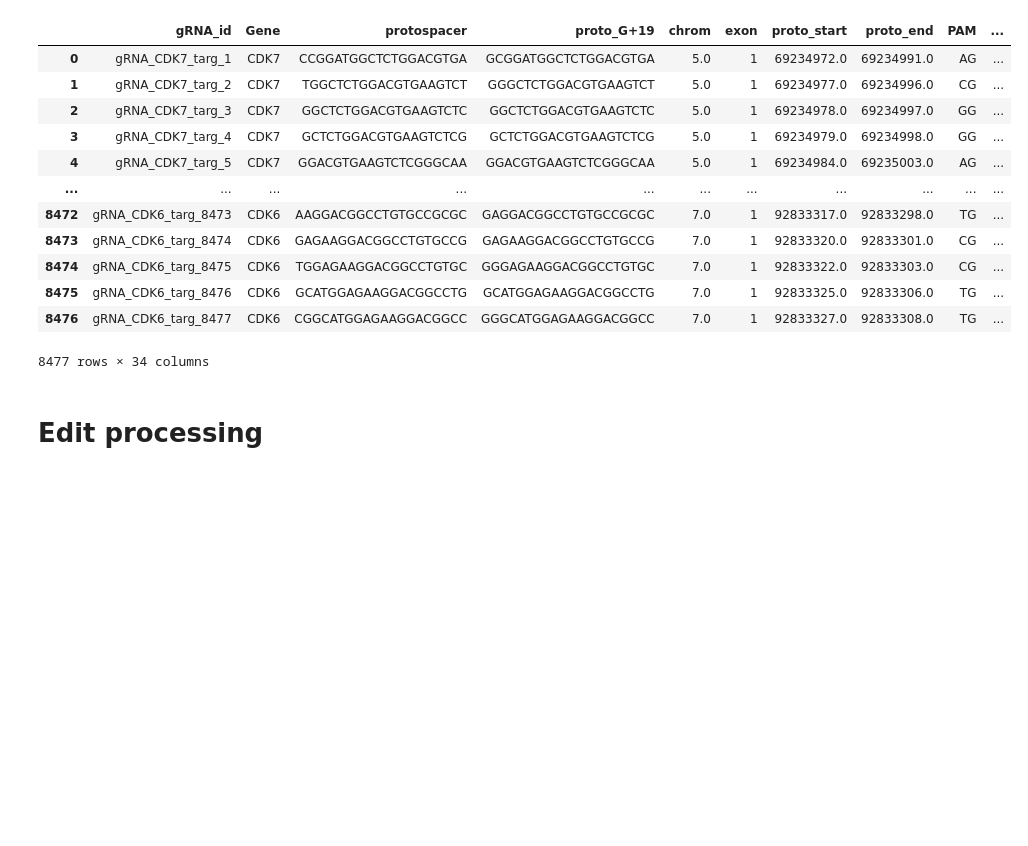
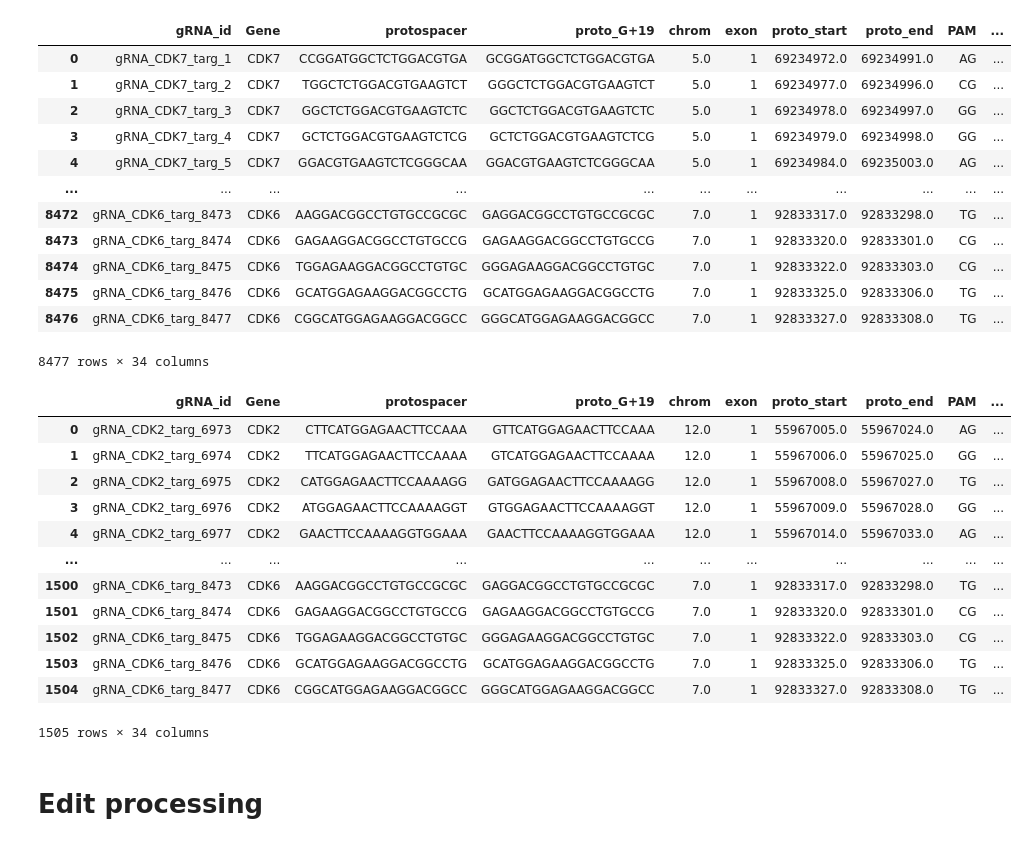
Before and after one commit to samgould2/CDK-BE-mutagenesis, a Jupyter notebook: notebooks/03_editing_analysis/sensor_HGVSp_pipeline.ipynb, the cells around one changed output. Cells and saved outputs as stored; diff of their text form; code cells hidden in the pictures; blank space fills up the shorter version.

```diff
--- a/notebooks/03_editing_analysis/sensor_HGVSp_pipeline.ipynb
+++ b/notebooks/03_editing_analysis/sensor_HGVSp_pipeline.ipynb
@@ -307,8 +307,8 @@ def simulate_mutations_minus(input_df, start_end_cds, strand, tx_idx, WT_transcr
 
     return input_df
 # %%
-cdks = pd.read_csv('cdks_info_updated.csv')
-lib = pd.read_csv('CDK_library_final.csv')
+cdks = pd.read_csv('../../source_data/01_library_generation_files/cdks_info_updated.csv')
+lib = pd.read_csv('../../source_data/02_library/CDK_library_final.csv')
 targ = lib[lib['classification']=='targeting']
 
 df_holder = []
@@ -384,5 +384,8 @@ master_df
 | 8476 | gRNA_CDK6_targ_8477 | CDK6 | CGGCATGGAGAAGGACGGCC | GGGCATGGAGAAGGACGGCC | 7.0 | 1 | 92833327.0 | 92833308.0 | TG | ... |
 8477 rows × 34 columns
 # %%
-bb = master_df[(master_df['Pool']=='F1-R1') & (master_df['classification']=='targeting')].reset_index(drop=True)
+pool1 = master_df[(master_df['Pool']=='F1-R1') & (master_df['classification']=='targeting')].reset_index(drop=True)
+pool2 = master_df[(master_df['Pool']=='F2-R2') & (master_df['classification']=='targeting')].reset_index(drop=True)
+pool3 = master_df[(master_df['Pool']=='F3-R3') & (master_df['classification']=='targeting')].reset_index(drop=True)
+
 #bb.to_csv('cluster_scripts/master_df_HGVSp_quant_pool1_v2.csv', index=False)
@@ -389,3 +395,19 @@ bb = master_df[(master_df['Pool']=='F1-R1') & (master_df['classification']=='tar
+# %%
+pool3
+# %% [output]
+|  | gRNA_id | Gene | protospacer | proto_G+19 | chrom | exon | proto_start | proto_end | PAM | ... |
+| 0 | gRNA_CDK2_targ_6973 | CDK2 | CTTCATGGAGAACTTCCAAA | GTTCATGGAGAACTTCCAAA | 12.0 | 1 | 55967005.0 | 55967024.0 | AG | ... |
+| 1 | gRNA_CDK2_targ_6974 | CDK2 | TTCATGGAGAACTTCCAAAA | GTCATGGAGAACTTCCAAAA | 12.0 | 1 | 55967006.0 | 55967025.0 | GG | ... |
+| 2 | gRNA_CDK2_targ_6975 | CDK2 | CATGGAGAACTTCCAAAAGG | GATGGAGAACTTCCAAAAGG | 12.0 | 1 | 55967008.0 | 55967027.0 | TG | ... |
+| 3 | gRNA_CDK2_targ_6976 | CDK2 | ATGGAGAACTTCCAAAAGGT | GTGGAGAACTTCCAAAAGGT | 12.0 | 1 | 55967009.0 | 55967028.0 | GG | ... |
+| 4 | gRNA_CDK2_targ_6977 | CDK2 | GAACTTCCAAAAGGTGGAAA | GAACTTCCAAAAGGTGGAAA | 12.0 | 1 | 55967014.0 | 55967033.0 | AG | ... |
+| ... | ... | ... | ... | ... | ... | ... | ... | ... | ... | ... |
+| 1500 | gRNA_CDK6_targ_8473 | CDK6 | AAGGACGGCCTGTGCCGCGC | GAGGACGGCCTGTGCCGCGC | 7.0 | 1 | 92833317.0 | 92833298.0 | TG | ... |
+| 1501 | gRNA_CDK6_targ_8474 | CDK6 | GAGAAGGACGGCCTGTGCCG | GAGAAGGACGGCCTGTGCCG | 7.0 | 1 | 92833320.0 | 92833301.0 | CG | ... |
+| 1502 | gRNA_CDK6_targ_8475 | CDK6 | TGGAGAAGGACGGCCTGTGC | GGGAGAAGGACGGCCTGTGC | 7.0 | 1 | 92833322.0 | 92833303.0 | CG | ... |
+| 1503 | gRNA_CDK6_targ_8476 | CDK6 | GCATGGAGAAGGACGGCCTG | GCATGGAGAAGGACGGCCTG | 7.0 | 1 | 92833325.0 | 92833306.0 | TG | ... |
+| 1504 | gRNA_CDK6_targ_8477 | CDK6 | CGGCATGGAGAAGGACGGCC | GGGCATGGAGAAGGACGGCC | 7.0 | 1 | 92833327.0 | 92833308.0 | TG | ... |
+1505 rows × 34 columns
 # %% [markdown]
 # Edit processing
 # %%
```
Also changed, not shown: parts of 7 cells of this notebook, 17 other files.
